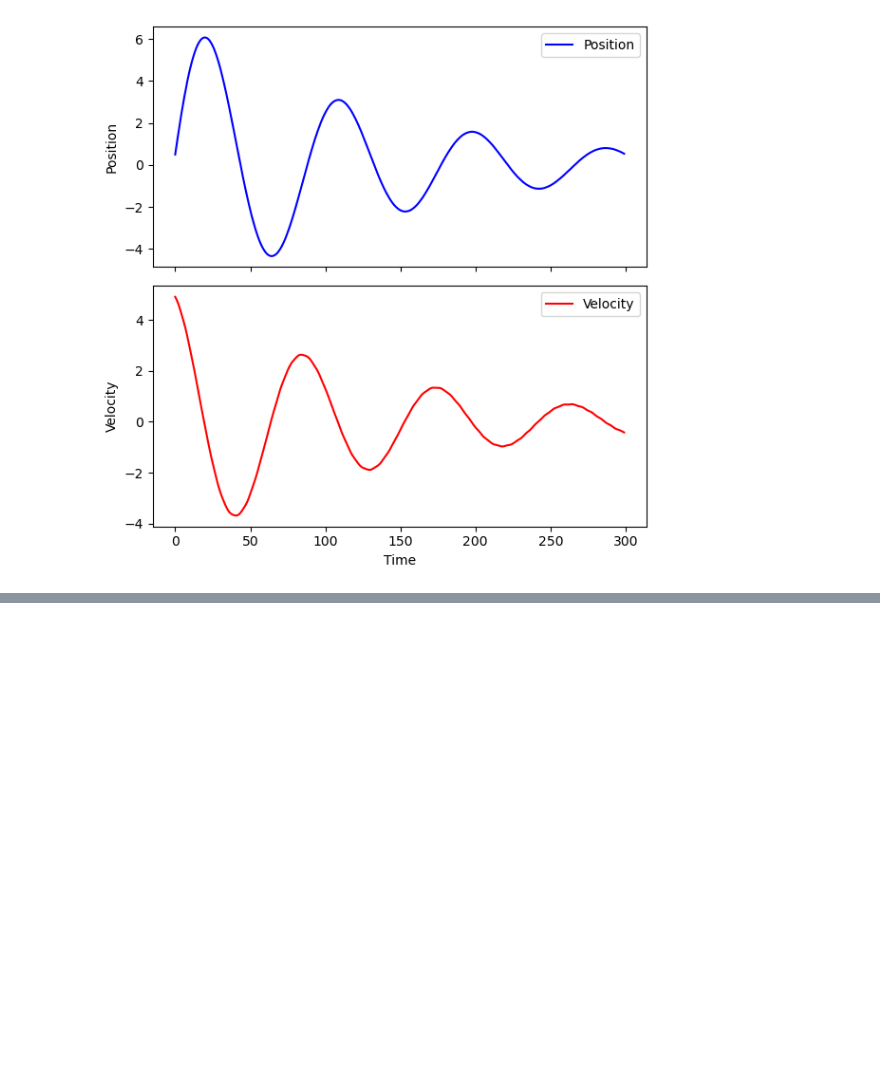
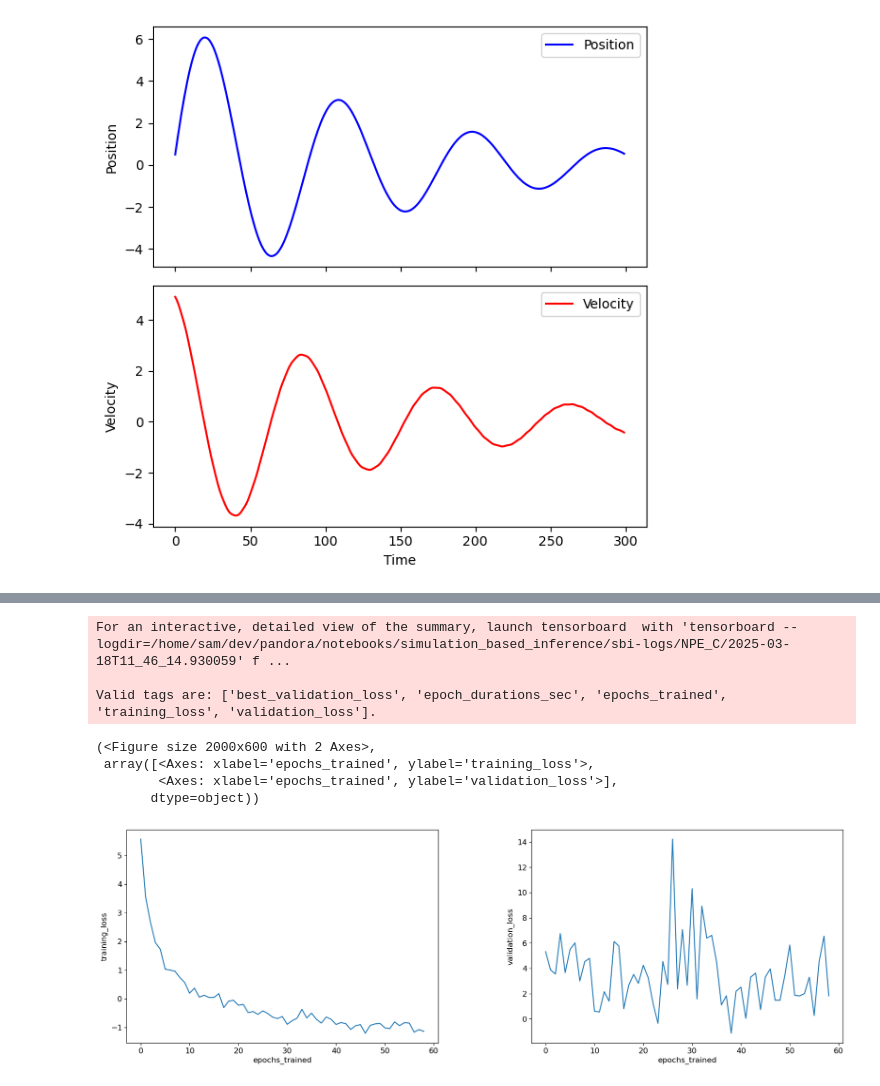
Before and after one commit to skcajs/pandora, a Jupyter notebook: notebooks/simulation_based_inference/mass_spring_damper_LSTM.ipynb, the cells around one changed output, grey strips where cells are left out. Drawn from its saved outputs; the diff is of its cells as text; code cells hidden in the pictures; blank space fills up the shorter version.

```diff
--- a/notebooks/simulation_based_inference/mass_spring_damper_LSTM.ipynb
+++ b/notebooks/simulation_based_inference/mass_spring_damper_LSTM.ipynb
@@ -143,2 +164,14 @@ posterior = inferer.build_posterior()
+# %%
+from sbi.analysis import plot_summary
+plot_summary(inferer, tags=["training_loss", "validation_loss"])
+# %% [output]
+For an interactive, detailed view of the summary, launch tensorboard  with 'tensorboard --logdir=/home/sam/dev/pandora/notebooks/simulation_based_inference/sbi-logs/NPE_C/2025-03-18T11_46_14.930059' f ...
+
+Valid tags are: ['best_validation_loss', 'epoch_durations_sec', 'epochs_trained', 'training_loss', 'validation_loss'].
+(<Figure size 2000x600 with 2 Axes>,
+ array([<Axes: xlabel='epochs_trained', ylabel='training_loss'>,
+        <Axes: xlabel='epochs_trained', ylabel='validation_loss'>],
+       dtype=object))
+[figure, added]
 # %%
 samples = posterior.sample((1000,), x=x_observed)
```
Also changed, not shown: parts of 5 cells of this notebook.
